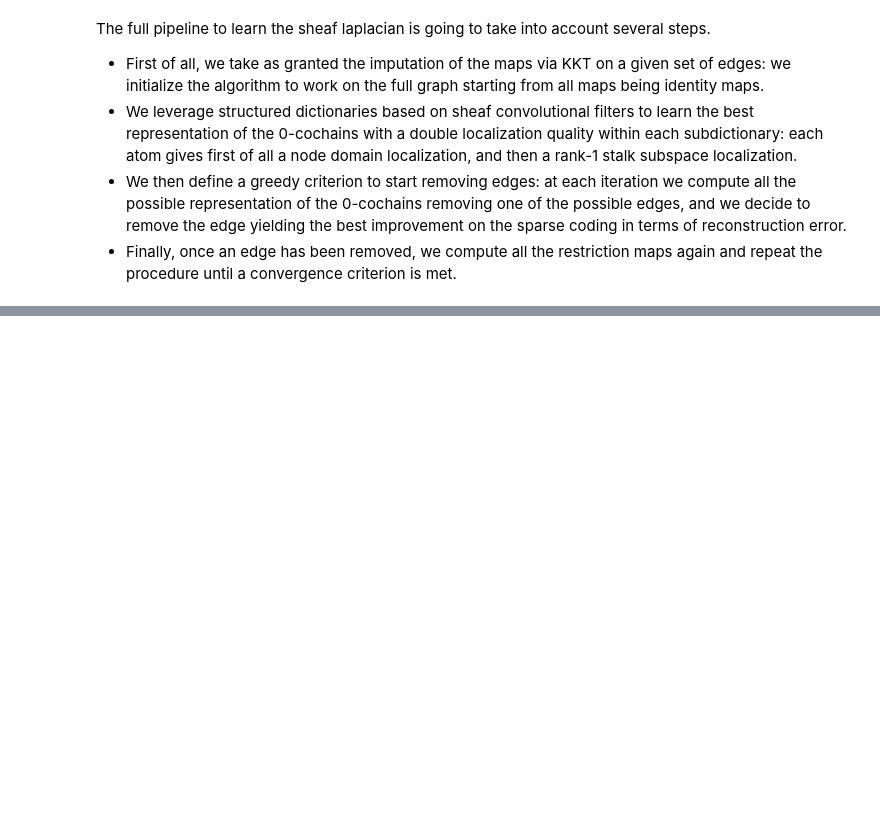
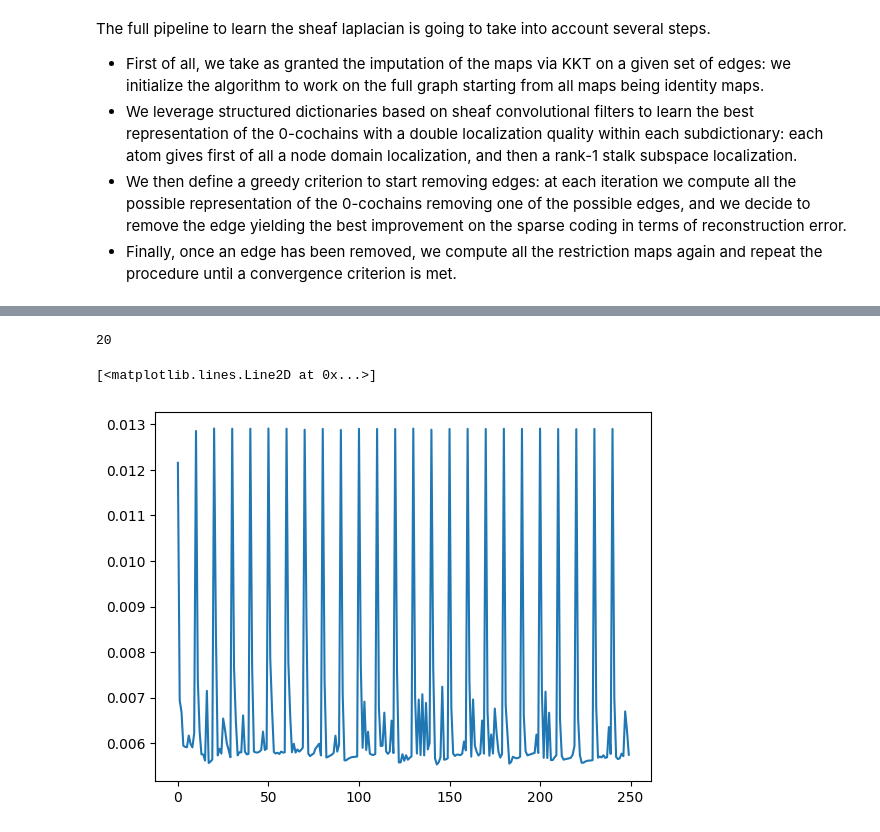
Before and after one commit to LeoDiNino97/LearningOnGraphCellularSheaves, a Jupyter notebook: GreedyEdgeSelection.ipynb, the cells around one changed output, grey strips where cells are left out. Cells and saved outputs as stored; diff of their text form; code cells hidden in the pictures; blank space fills up the shorter version.

```diff
--- a/GreedyEdgeSelection.ipynb
+++ b/GreedyEdgeSelection.ipynb
@@ -223,7 +260,7 @@ def ParametricDictionaryLearning(Lf, Y, T0, K, S, d, N, c, eps, mu = 1, MAX_ITER
     for _ in tqdm(range(MAX_ITER)):
 
         # Sparse coding update
-        X = np.apply_along_axis(OMP, axis = 0, arr = Y, D = D, T0 = T0)
+        X = vecOMP(Y.T, D, T0).T
 
         # Dictionary update
         D, alpha_star = DicUp(LP, K, S, Y, X, d, N, c, eps, mu)
@@ -233,7 +270,7 @@ def ParametricDictionaryLearning(Lf, Y, T0, K, S, d, N, c, eps, mu = 1, MAX_ITER
 
     return D, X, alpha_star, loss
 # %%
-def GreedySelection(alpha, edges, d, Lf, K, Y, D, X):
+def GreedySelection(alpha, edges, d, Lf, maps, K, Y, D, X):
 
     impros = {edge:None for edge in edges}
 
@@ -243,8 +280,13 @@ def GreedySelection(alpha, edges, d, Lf, K, Y, D, X):
         L = np.copy(Lf)
         u = edge[0]
         v = edge[1]
+
         L[u*d:(u+1)*d,v*d:(v+1)*d] = 0
         L[v*d:(v+1)*d,u*d:(u+1)*d] = 0
+
+        L[u*d:(u+1)*d,u*d:(u+1)*d] -= maps[edge][u].T @ maps[edge][u]
+        L[v*d:(v+1)*d,v*d:(v+1)*d] -= maps[edge][v].T @ maps[edge][v]
+
         LaplPowers = LaplacianPowers(L, K)
 
         # Compute the retrieved dictionary
@@ -337,9 +389,19 @@ def LaplacianLearningPipeline(
         mu = 1,
         MAX_ITER = 5):
 
-    # Initialization - Full graph with all identity maps
+    # Initialization - Full graph with Gaussian random maps
+
     edges = list(combinations(range(N),2))
+
+    maps = {
+    edge: {
+        edge[0]:None,
+        edge[1]:None
+    } for edge in edges
+    }
+
     B = np.zeros((d*len(edges), d*N))
+    loss = []
 
     for i in range(len(edges)):
 
@@ -349,8 +411,11 @@ def LaplacianLearningPipeline(
         u = edge[0]
         v = edge[1]
 
-        B_u = np.eye(d)
-        B_v = np.eye(d)
+        B_u = np.random.randn(d,d)
+        B_v = np.random.randn(d,d)
+
+        maps[edge][u] = B_u
+        maps[edge][v] = B_v
 
         B[i*d:(i+1)*d, u*d:(u+1)*d] = B_u
         B[i*d:(i+1)*d, v*d:(v+1)*d] = - B_v
@@ -363,21 +428,29 @@ def LaplacianLearningPipeline(
     while len(edges) > E0:
 
         # Dictionary learning phase
-        D, X, alpha, _ = ParametricDictionaryLearning(Lf, Y, T0, K, S, d, N, c, eps, mu, MAX_ITER)
+        D, X, alpha, loss_ = ParametricDictionaryLearning(Lf, Y, T0, K, S, d, N, c, eps, mu, MAX_ITER)
+        loss += loss_
 
         # Greedy deleting one edge from the graph
-        edges = GreedySelection(alpha, edges, d, Lf, K, Y, D, X)
+        edges = GreedySelection(alpha, edges, d, Lf, maps, K, Y, D, X)
 
         # Rebuilding the sheaf laplacian on the new graph
-        Lf = LaplacianUpdate(D, X, d, edges, N, Q)
+        Lf, maps = LaplacianUpdate(D, X, d, edges, N, Q)
         Lf = fractional_matrix_power(np.diag(np.diagonal(Lf)), -0.5) @ Lf @ fractional_matrix_power(np.diag(np.diagonal(Lf)), -0.5)
-        print(np.linalg.norm(L - Lf) / L.size)
 
-    return Lf, edges
+    return Lf, edges, loss, maps
 # %%
 E0 = len(edges)
+print(E0)
+# %% [output]
+20
 # %%
-L_hat, edges_ = LaplacianLearningPipeline(Lf, Y_train, E0, T0, K, S, d, N, c, eps, MAX_ITER=5)
+L_hat, edges_, loss, maps = LaplacianLearningPipeline(Lf, Y_train, E0, T0, K, S, d, N, c, eps, MAX_ITER=10)
+# %%
+plt.plot([L / Y_train.shape[1] for L in loss])
+# %% [output]
+[<matplotlib.lines.Line2D at 0x...>]
+[figure, added]
 # %%
 L_hat
 # %% [output]
```
Also changed, not shown: parts of 16 cells of this notebook, 1 other file.
